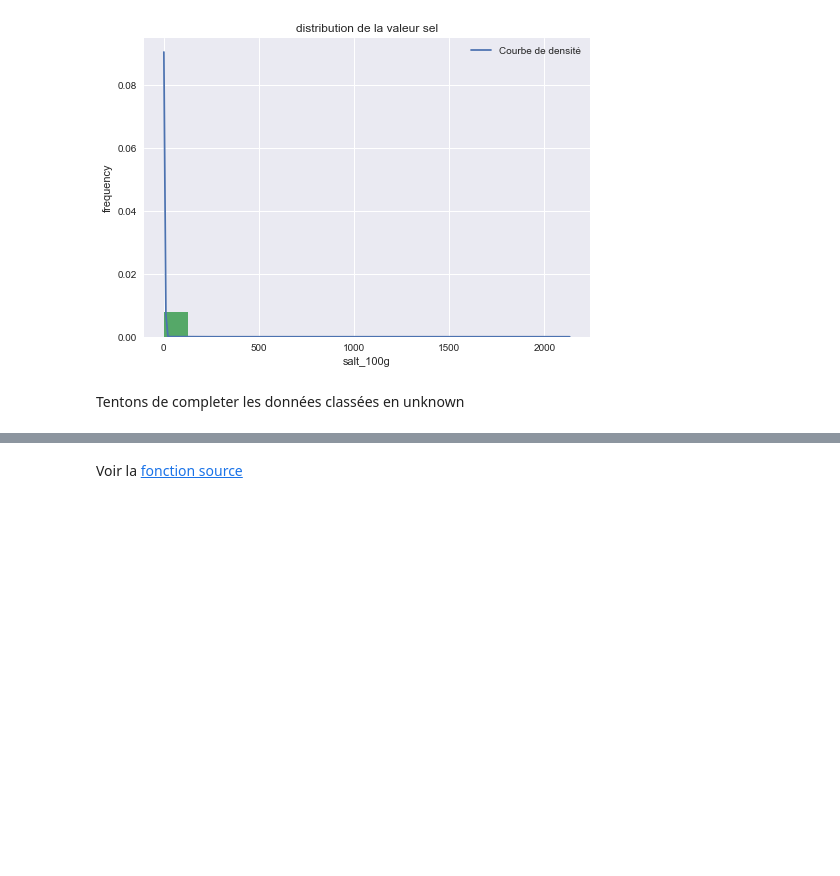
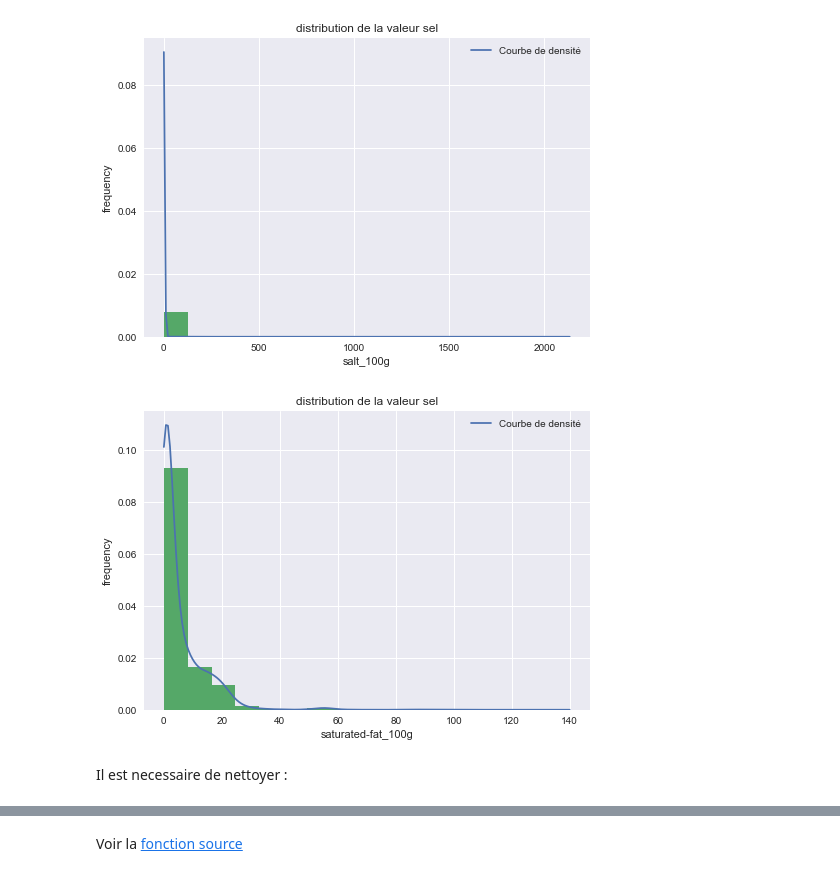
Before and after one commit to khub41/OC_P03, a Jupyter notebook: data_analysis.ipynb, the cells around one changed output, grey strips where cells are left out. Cells and saved outputs as stored; diff of their text form; code cells hidden in the pictures; blank space fills up the shorter version.

```diff
--- a/data_analysis.ipynb
+++ b/data_analysis.ipynb
@@ -535,8 +568,12 @@ plot_histo(data_filtre['proteins_100g'], title="distribution de la valeur proté
 plot_histo(data_filtre['salt_100g'], title="distribution de la valeur sel", drop_outliers=0, xlabel="salt_100g")
 # %% [output]
 [figure]
-# %% [markdown]
-Tentons de completer les données classées en unknown
+# %%
+plot_histo(data_filtre['saturated-fat_100g'], title="distribution de la valeur sel", drop_outliers=0, xlabel="saturated-fat_100g")
+# %% [output]
+[figure, added]
+# %% [markdown]
+Il est necessaire de nettoyer :
 # %%
 data_kmeans = data_filtre[['energy_100g', 'fat_100g', 'sugars_100g', 'saturated-fat_100g', 'proteins_100g', 'salt_100g', 'pnns_groups_1']]
 data_kmeans = data_kmeans[data_kmeans['pnns_groups_1'] != 'unknown']
```
Also changed, not shown: parts of 59 cells of this notebook.
